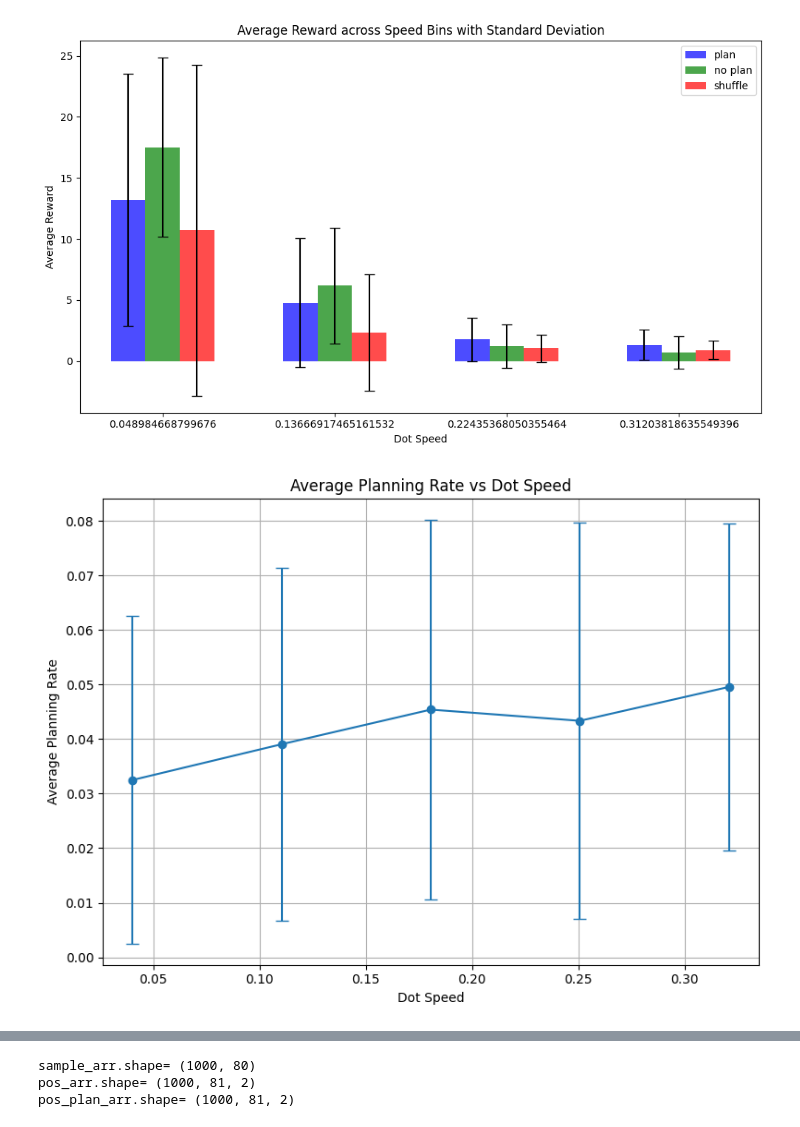
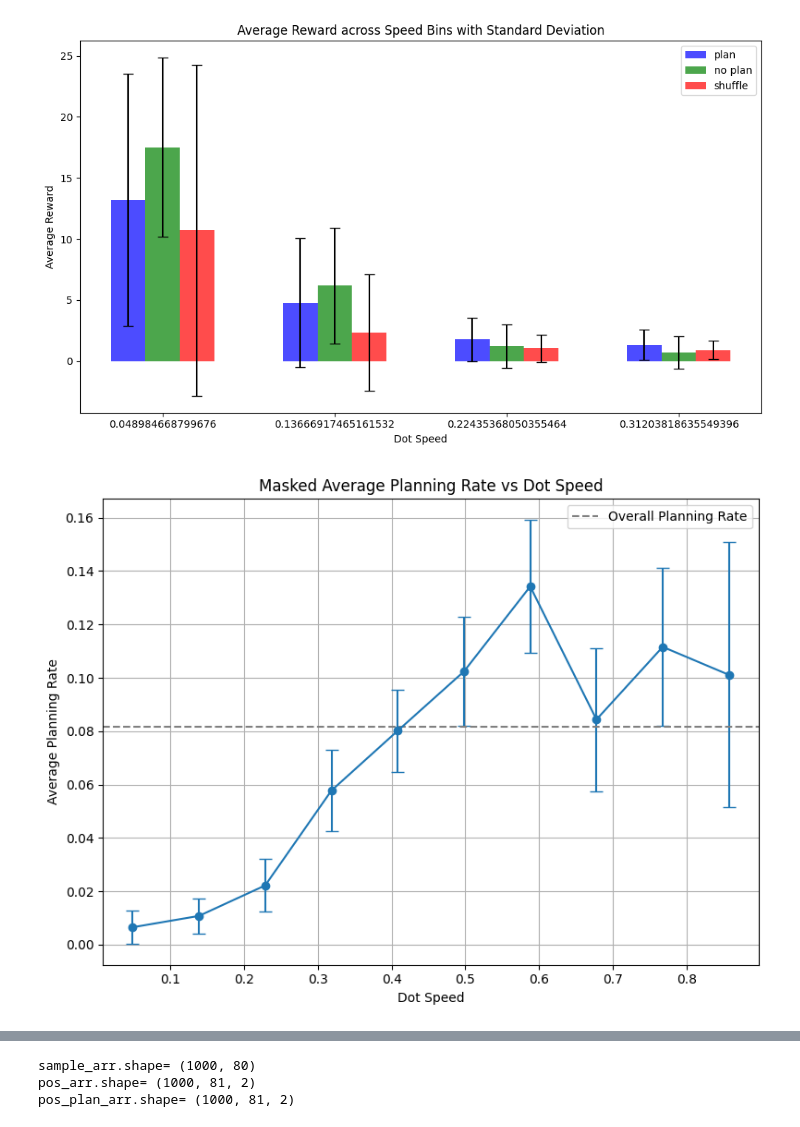
Before and after one commit to lukerj00/meta_rl_ego_sim, a Jupyter notebook: sc_project/olpg_analysis.ipynb, the cells around one changed output, grey strips where cells are left out. Cells and saved outputs as stored; diff of their text form; code cells hidden in the pictures.

```diff
--- a/sc_project/olpg_analysis.ipynb
+++ b/sc_project/olpg_analysis.ipynb
@@ -542,6 +712,7 @@ import matplotlib.pyplot as plt
 import numpy as np
 
 sbins = 4
+N = dot.shape[0]
 
 # dot speeds
 dot_diffs = np.diff(dot_arr, axis=1)
@@ -553,7 +724,7 @@ speed_bins = np.linspace(np.min(mean_dot_speeds), np.max(mean_dot_speeds), num=s
 speed_bin_centers = (speed_bins[:-1] + speed_bins[1:]) / 2
 
 avg_rewards = []
-std_rewards = []
+sem_rewards = []
 
 # loop through bins
 for i in range(len(speed_bins) - 1):
@@ -565,12 +736,12 @@ for i in range(len(speed_bins) - 1):
     avg_reward = np.mean(total_rewards)
     avg_rewards.append(avg_reward)
 
-    std_reward = np.std(total_rewards)
-    std_rewards.append(std_reward)
+    sem_reward = np.std(total_rewards)/np.sqrt(N)
+    sem_rewards.append(sem_reward)
 
 avg_plan_rewards = np.array(avg_rewards)
-std_plan_rewards = np.array(std_rewards)
+sem_plan_rewards = np.array(sem_rewards)
 
 print('avg_plan_rewards=',avg_plan_rewards)
-print('std_plan_rewards=',std_plan_rewards)
+print('std_plan_rewards=',sem_plan_rewards)
 # %% [output]
@@ -619,48 +790,51 @@ plt.show()
 # %% [output]
 [figure]
 # %%
-# avg planning rate vs dot speed
+import numpy as np
+import matplotlib.pyplot as plt
 
 %matplotlib inline
 
-dot_positions = dot_arr[:,:,:]
-decisions = sample_arr[:,:]
-sbins = 5
-
-# Assume dot_positions has shape [1000, 121, 2]
-# Assume decisions has shape [1000, 120]
+sbins = 10
 
 # Calculate dot speeds
-dot_diffs = np.diff(dot_positions, axis=1)  # Shape: [1000, 120, 2]
+dot_diffs = np.diff(dot_arr, axis=1)  # Shape: [1000, 120, 2]
 dot_speeds = np.linalg.norm(dot_diffs, axis=2)  # Shape: [1000, 120]
 mean_dot_speeds = np.mean(dot_speeds, axis=1)  # Shape: [1000]
 
-# Calculate planning rates
-planning_rates = np.mean(decisions, axis=1)  # Shape: [1000]
+# Calculate planning rates using the mask
+masked_samples = np.where(mask_arr == 1, sample_arr, np.nan)  # Replace '0's in mask_arr with nan in sample_arr
+planning_rates = np.nanmean(masked_samples, axis=1)  # Compute mean ignoring nan values
+
+# Calculate overall planning rate for the dotted line
+overall_rate = np.nanmean(masked_samples)
 
 # Define speed bins
 speed_bins = np.linspace(np.min(mean_dot_speeds), np.max(mean_dot_speeds), num=sbins +1)
 speed_bin_centers = (speed_bins[:-1] + speed_bins[1:]) / 2
 
-# For each speed bin, calculate mean and std of planning rates
+# For each speed bin, calculate mean and sem of planning rates
 mean_rates = []
-std_rates = []
+sem_rates = []
 
 for i in range(len(speed_bins) - 1):
     mask = (mean_dot_speeds >= speed_bins[i]) & (mean_dot_speeds < speed_bins[i + 1])
     rates_in_bin = planning_rates[mask]
-    mean_rates.append(np.mean(rates_in_bin))
-    std_rates.append(np.std(rates_in_bin))
+    bin_size = np.sum(mask)
+    mean_rates.append(np.nanmean(rates_in_bin))
+    sem_rates.append(np.nanstd(rates_in_bin) / np.sqrt(bin_size))
 
 # Plotting
 plt.figure(figsize=(8, 6))
-plt.errorbar(speed_bin_centers, mean_rates, yerr=std_rates, fmt='o-', capsize=5)
+plt.errorbar(speed_bin_centers, mean_rates, yerr=1.96*np.array(sem_rates), fmt='o-', capsize=5)
+plt.axhline(overall_rate, color='gray', linestyle='--', label="Overall Planning Rate")
 plt.xlabel('Dot Speed')
 plt.ylabel('Average Planning Rate')
-plt.title('Average Planning Rate vs Dot Speed')
+plt.title('Masked Average Planning Rate vs Dot Speed')
 plt.grid(True)
+plt.legend()
 plt.tight_layout()
 plt.show()
 # %% [output]
-[figure, old version]
+[figure, new version]
 # %%
```
Also changed, not shown: parts of 15 cells of this notebook.
